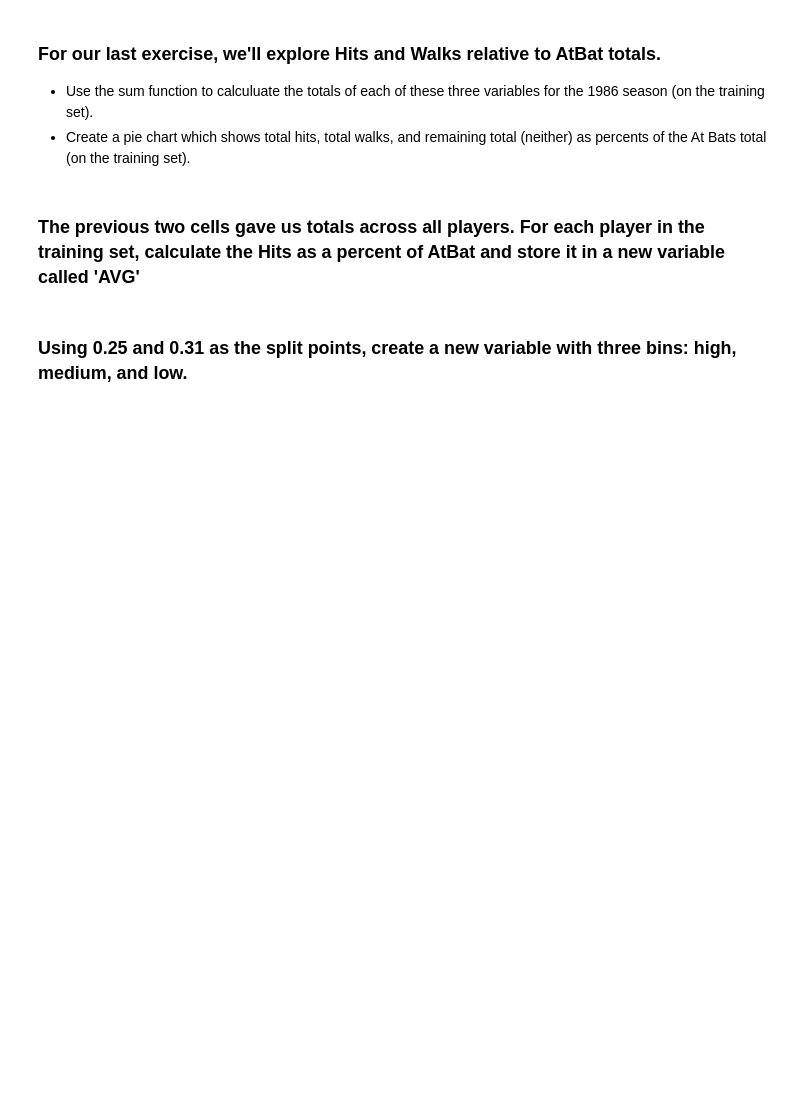
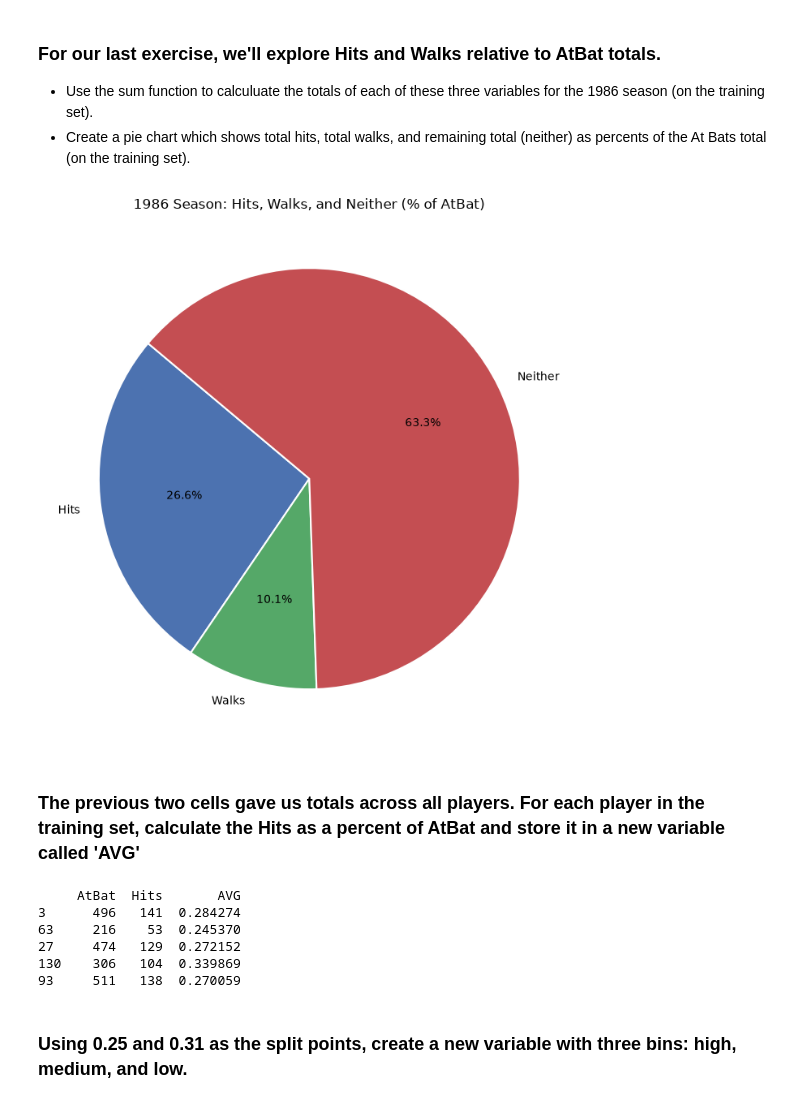
Before and after one commit to paige868/code_2600, a Jupyter notebook: mod03_eda.ipynb, the cells around one changed output. Saved outputs shown, nothing was run; the diff lists cells and outputs as text; code cells hidden in the pictures; blank space fills up the shorter version.

```diff
--- a/mod03_eda.ipynb
+++ b/mod03_eda.ipynb
@@ -132,9 +290,42 @@ Hint: the 'len' magic method returns the number of rows of a dataFrame.
 - Use the sum function to calculuate the totals of each of these three variables for the 1986 season (on the training set).
 - Create a pie chart which shows total hits, total walks, and remaining total (neither) as percents of the At Bats total (on the training set).
 # %%
-TotHits = #fillin
-TotWalks = #fillin
-TotAtBat = #fillin
 
-Labels = ['Hits', 'Walks', 'Neither']
-Totals = [TotHits, TotWalks, TotAtBat-TotHits-TotWalks]
+TotHits = Train["Hits"].sum()
+TotWalks = Train["Walks"].sum()
+TotAtBat = Train["AtBat"].sum()
+TotNeither = TotAtBat - (TotHits + TotWalks)
+
+
+Labels = ["Hits", "Walks", "Neither"]
+sizes = [TotHits, TotWalks, TotNeither]
+colors = ["#4C72B0", "#55A868", "#C44E52"]
+
+
+fig, axes = plt.subplots(nrows=1, ncols=1, figsize=(7, 7))
+
+
+def range_to_grid(i, Ncol):
+    x = []
+    y = []
+    for n in range(Ncol**2):
+        x.append(int(np.floor(n / Ncol)))
+        y.append(n % Ncol)
+    return x[i], y[i]
+
+
+axes.pie(
+    sizes,
+    labels=Labels,
+    autopct="%1.1f%%",
+    startangle=140,
+    colors=colors,
+    wedgeprops={"edgecolor": "white", "linewidth": 1.5},
+)
+
+axes.set_title("1986 Season: Hits, Walks, and Neither (% of AtBat)")
+
+plt.tight_layout()
+plt.show()
+# %% [output]
+[figure, added]
@@ -143,7 +332,17 @@ Totals = [TotHits, TotWalks, TotAtBat-TotHits-TotWalks]
 # %% [markdown]
 ### The previous two cells gave us totals across all players. For each player in the training set, calculate the Hits as a percent of AtBat and store it in a new variable called 'AVG'
 # %%
-#fillin
+
+Train["AVG"] = Train["Hits"] / Train["AtBat"]
+
+print(Train[["AtBat", "Hits", "AVG"]].head())
+# %% [output]
+     AtBat  Hits       AVG
+3      496   141  0.284274
+63     216    53  0.245370
+27     474   129  0.272152
+130    306   104  0.339869
+93     511   138  0.270059
 # %% [markdown]
 ### Using 0.25 and 0.31 as the split points, create a new variable with three bins: high, medium, and low.
 # %%
```
Also changed, not shown: parts of 16 cells of this notebook.
